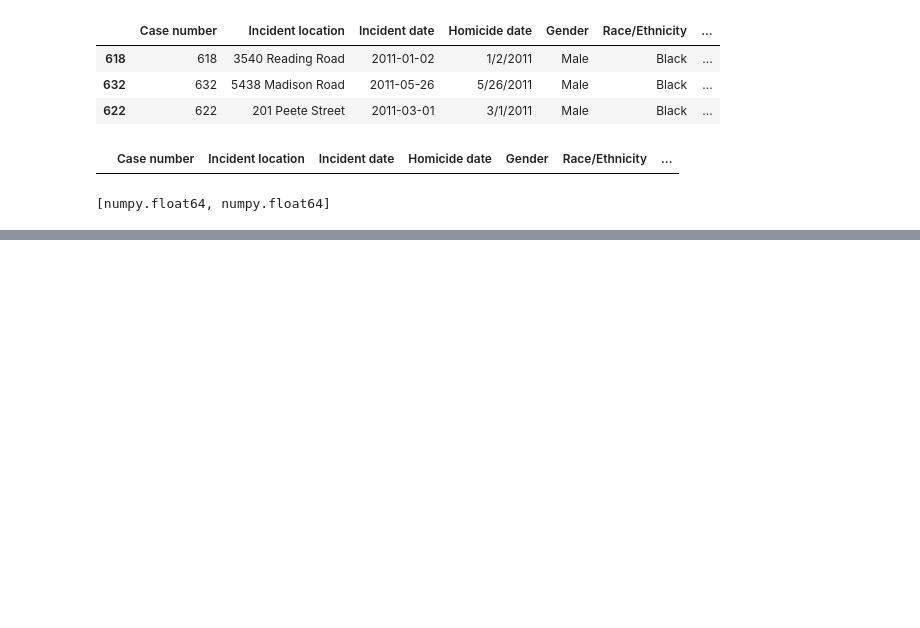
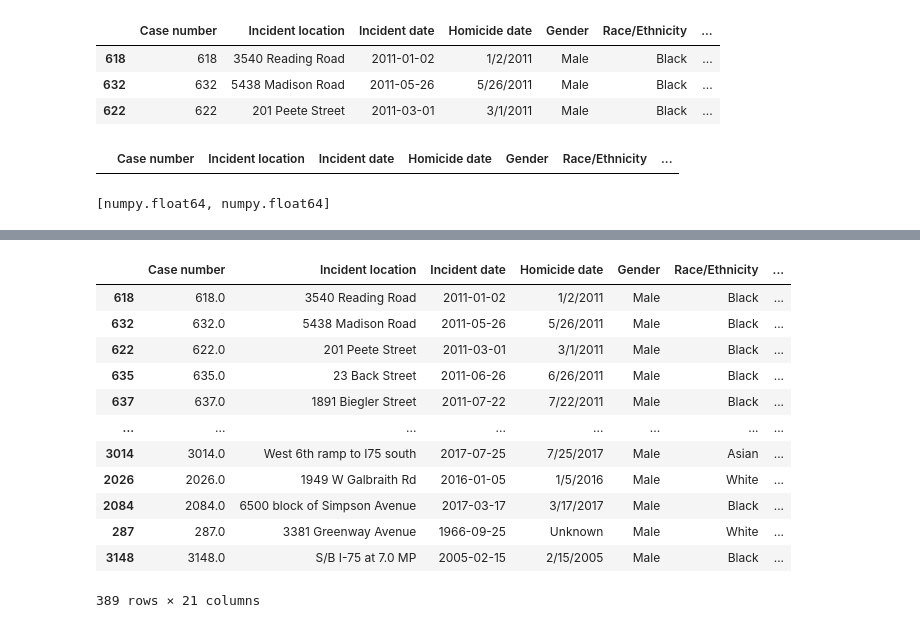
Before and after one commit to IsabelsRepo/IsabelsRepo, a Jupyter notebook: Data-Science/Unsolved Homicide Analysis/Unsolved_Homicides.ipynb, the cells around one changed output, grey strips where cells are left out. Drawn from its saved outputs; the diff is of its cells as text; code cells hidden in the pictures; blank space fills up the shorter version.

```diff
--- a/Data-Science/Unsolved Homicide Analysis/Unsolved_Homicides.ipynb
+++ b/Data-Science/Unsolved Homicide Analysis/Unsolved_Homicides.ipynb
@@ -830,0 +935,16 @@ fix cases
+# %%
+case_map_df[case_map_df['Gender']==' Male']
+# %% [output]
+|  | Case number | Incident location | Incident date | Homicide date | Gender | Race/Ethnicity | ... |
+| 618 | 618.0 | 3540 Reading Road | 2011-01-02 | 1/2/2011 | Male | Black | ... |
+| 632 | 632.0 | 5438 Madison Road | 2011-05-26 | 5/26/2011 | Male | Black | ... |
+| 622 | 622.0 | 201 Peete Street | 2011-03-01 | 3/1/2011 | Male | Black | ... |
+| 635 | 635.0 | 23 Back Street | 2011-06-26 | 6/26/2011 | Male | Black | ... |
+| 637 | 637.0 | 1891 Biegler Street | 2011-07-22 | 7/22/2011 | Male | Black | ... |
+| ... | ... | ... | ... | ... | ... | ... | ... |
+| 3014 | 3014.0 | West 6th ramp to I75 south | 2017-07-25 | 7/25/2017 | Male | Asian | ... |
+| 2026 | 2026.0 | 1949 W Galbraith Rd | 2016-01-05 | 1/5/2016 | Male | White | ... |
+| 2084 | 2084.0 | 6500 block of Simpson Avenue | 2017-03-17 | 3/17/2017 | Male | Black | ... |
+| 287 | 287.0 | 3381 Greenway Avenue | 1966-09-25 | Unknown | Male | White | ... |
+| 3148 | 3148.0 | S/B I-75 at 7.0 MP | 2005-02-15 | 2/15/2005 | Male | Black | ... |
+389 rows × 21 columns
```
Also changed, not shown: parts of 25 cells of this notebook.
